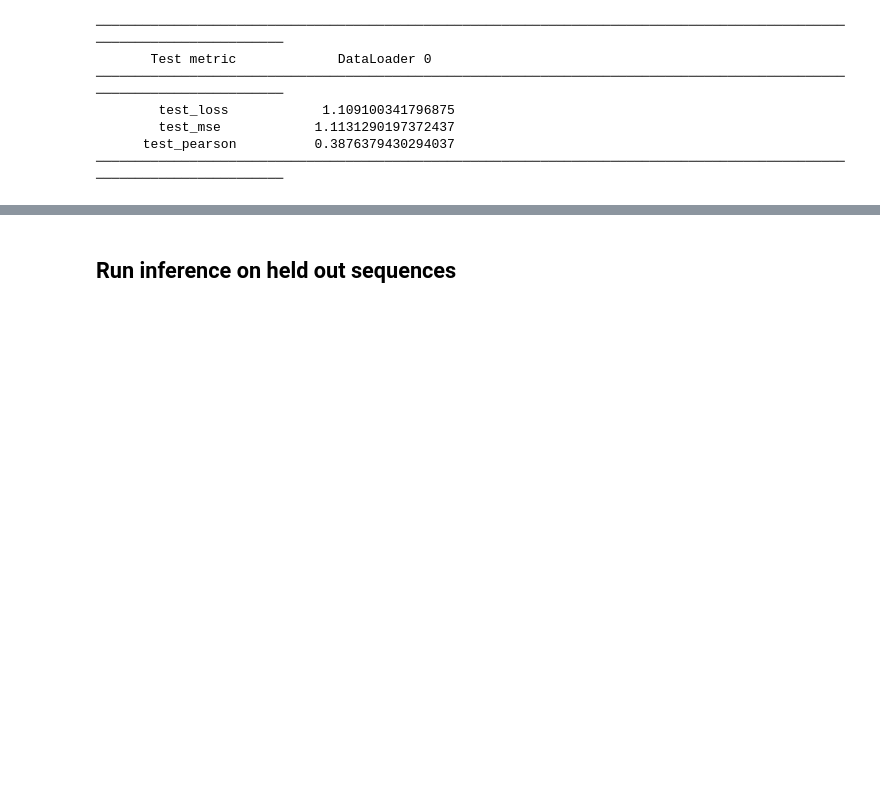
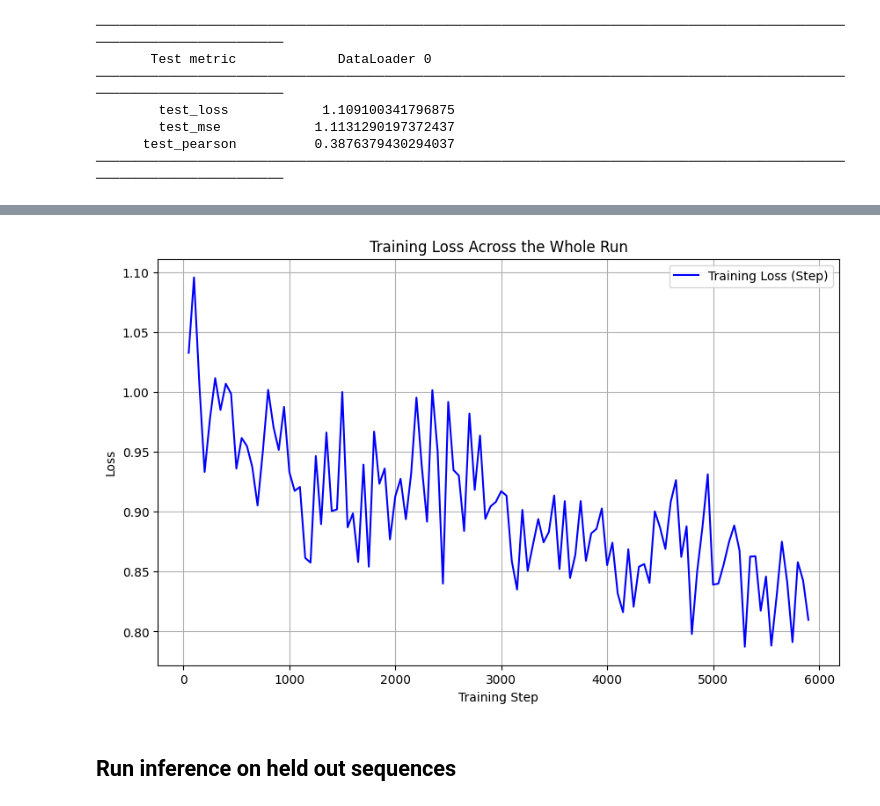
Before and after one commit to victornemenike/neural-crest-deep-learning, a Jupyter notebook: notebooks/multi_task_model.ipynb, the cells around one changed output, grey strips where cells are left out. Saved outputs shown, nothing was run; the diff lists cells and outputs as text; code cells hidden in the pictures; blank space fills up the shorter version.

```diff
--- a/notebooks/multi_task_model.ipynb
+++ b/notebooks/multi_task_model.ipynb
@@ -296,3 +308,17 @@ LOCAL_RANK: 0 - CUDA_VISIBLE_DEVICES: [0]
+# %%
+# plot training loss at each step
+df_train = metrics_df.dropna(subset=['train_loss_step'])
+
+plt.figure(figsize=(10, 6))
+plt.plot(df_train['step'], df_train['train_loss_step'], label='Training Loss (Step)', color='blue')
+plt.xlabel('Training Step')
+plt.ylabel('Loss')
+plt.title('Training Loss Across the Whole Run')
+plt.legend()
+plt.grid(True)
+plt.show()
+# %% [output]
+[figure, added]
 # %% [markdown]
 ## Run inference on held out sequences
 # %%
```
Also changed, not shown: parts of 21 cells of this notebook.
